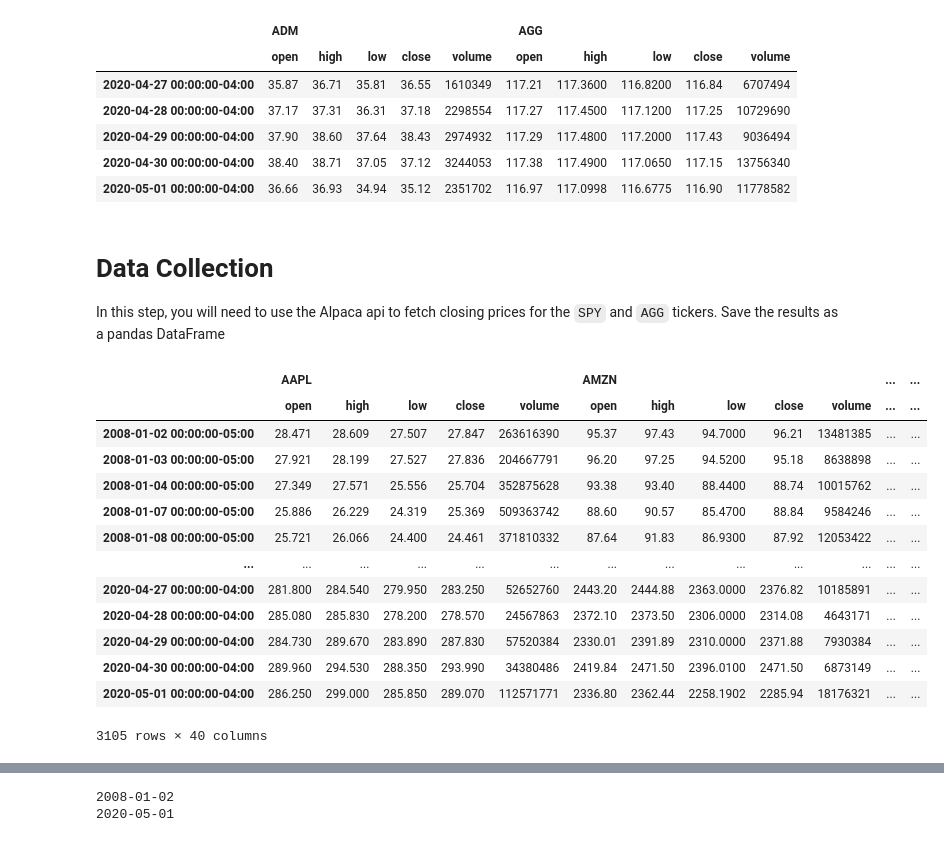
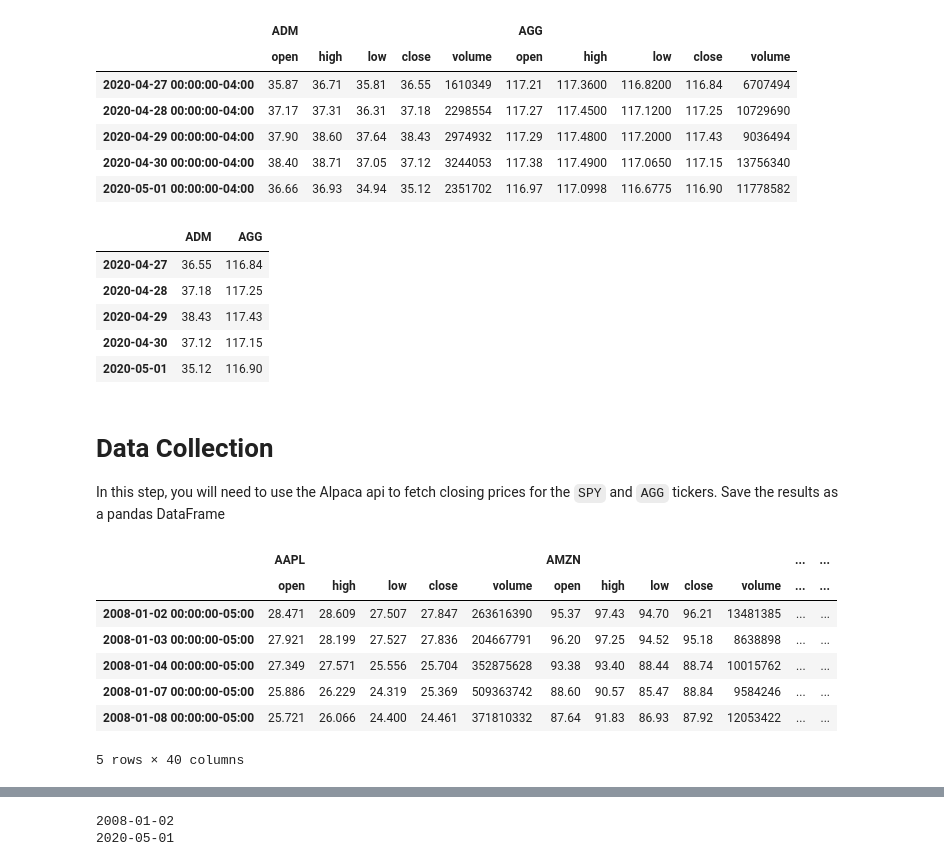
Before and after one commit to blueprint99/Fintech_Bcamp_Project1, a Jupyter notebook: project1.ipynb, the cells around one changed output, grey strips where cells are left out. Drawn from its saved outputs; the diff is of its cells as text; code cells hidden in the pictures.

```diff
--- a/project1.ipynb
+++ b/project1.ipynb
@@ -81,6 +76,20 @@ df.tail()
 | 2020-04-29 00:00:00-04:00 | 37.90 | 38.60 | 37.64 | 38.43 | 2974932 | 117.29 | 117.4800 | 117.2000 | 117.43 | 9036494 |
 | 2020-04-30 00:00:00-04:00 | 38.40 | 38.71 | 37.05 | 37.12 | 3244053 | 117.38 | 117.4900 | 117.0650 | 117.15 | 13756340 |
 | 2020-05-01 00:00:00-04:00 | 36.66 | 36.93 | 34.94 | 35.12 | 2351702 | 116.97 | 117.0998 | 116.6775 | 116.90 | 11778582 |
+# %%
+df = df.sort_index()
+df.drop(columns=['open', 'high', 'low', 'volume'], level=1, inplace=True)
+df = df.droplevel(axis=1, level=1)
+df.index = df.index.date
+df.dropna(inplace=True)
+df.tail()
+# %% [output]
+|  | ADM | AGG |
+| 2020-04-27 | 36.55 | 116.84 |
+| 2020-04-28 | 37.18 | 117.25 |
+| 2020-04-29 | 38.43 | 117.43 |
+| 2020-04-30 | 37.12 | 117.15 |
+| 2020-05-01 | 35.12 | 116.90 |
 # %%
 # df.drop(columns=['open', 'high', 'low', 'volume'], inplace=True)
 # %% [markdown]
@@ -91,43 +100,37 @@ In this step, you will need to use the Alpaca api to fetch closing prices for th
 user_portfolio_name = ["MSFT", "AAPL", "AMZN","GOOGL","FB", "V", "JPM"]
 #Display Benchmark info
 benchmark=["SPY"]
 
 list_of_tickers=benchmark+user_portfolio_name
 
 # Set timeframe to '1D'
 timeframe = '1D'
 
 # Set start and end datetimes of 1 year, between now and 365 days ago.
 #TODO Introduce today variable & 30 yrs
 start_date = pd.Timestamp('1990-05-01', tz='America/New_York').isoformat()
 end_date = pd.Timestamp('2020-05-01', tz='America/New_York').isoformat()
 
 
 # Get 1 year's worth of historical data using alpaca api
 df = api.get_barset(
     list_of_tickers,
     timeframe,
     limit=None,
     start=start_date,
     end=end_date,
     after=None,
     until=None,
 ).df
-df#.tail()
+df.head()
 # df.head()
 # df.drop(columns=['open', 'high', 'low', 'volume'], inplace=True)
 # %% [output]
 |  | AAPL |  |  |  |  | AMZN |  |  |  |  | ... | ... |
 |  | open | high | low | close | volume | open | high | low | close | volume | ... | ... |
-| 2008-01-02 00:00:00-05:00 | 28.471 | 28.609 | 27.507 | 27.847 | 263616390 | 95.37 | 97.43 | 94.7000 | 96.21 | 13481385 | ... | ... |
-| 2008-01-03 00:00:00-05:00 | 27.921 | 28.199 | 27.527 | 27.836 | 204667791 | 96.20 | 97.25 | 94.5200 | 95.18 | 8638898 | ... | ... |
-| 2008-01-04 00:00:00-05:00 | 27.349 | 27.571 | 25.556 | 25.704 | 352875628 | 93.38 | 93.40 | 88.4400 | 88.74 | 10015762 | ... | ... |
-| 2008-01-07 00:00:00-05:00 | 25.886 | 26.229 | 24.319 | 25.369 | 509363742 | 88.60 | 90.57 | 85.4700 | 88.84 | 9584246 | ... | ... |
-| 2008-01-08 00:00:00-05:00 | 25.721 | 26.066 | 24.400 | 24.461 | 371810332 | 87.64 | 91.83 | 86.9300 | 87.92 | 12053422 | ... | ... |
-| ... | ... | ... | ... | ... | ... | ... | ... | ... | ... | ... | ... | ... |
-| 2020-04-27 00:00:00-04:00 | 281.800 | 284.540 | 279.950 | 283.250 | 52652760 | 2443.20 | 2444.88 | 2363.0000 | 2376.82 | 10185891 | ... | ... |
-| 2020-04-28 00:00:00-04:00 | 285.080 | 285.830 | 278.200 | 278.570 | 24567863 | 2372.10 | 2373.50 | 2306.0000 | 2314.08 | 4643171 | ... | ... |
-| 2020-04-29 00:00:00-04:00 | 284.730 | 289.670 | 283.890 | 287.830 | 57520384 | 2330.01 | 2391.89 | 2310.0000 | 2371.88 | 7930384 | ... | ... |
-| 2020-04-30 00:00:00-04:00 | 289.960 | 294.530 | 288.350 | 293.990 | 34380486 | 2419.84 | 2471.50 | 2396.0100 | 2471.50 | 6873149 | ... | ... |
-| 2020-05-01 00:00:00-04:00 | 286.250 | 299.000 | 285.850 | 289.070 | 112571771 | 2336.80 | 2362.44 | 2258.1902 | 2285.94 | 18176321 | ... | ... |
+| 2008-01-02 00:00:00-05:00 | 28.471 | 28.609 | 27.507 | 27.847 | 263616390 | 95.37 | 97.43 | 94.70 | 96.21 | 13481385 | ... | ... |
+| 2008-01-03 00:00:00-05:00 | 27.921 | 28.199 | 27.527 | 27.836 | 204667791 | 96.20 | 97.25 | 94.52 | 95.18 | 8638898 | ... | ... |
+| 2008-01-04 00:00:00-05:00 | 27.349 | 27.571 | 25.556 | 25.704 | 352875628 | 93.38 | 93.40 | 88.44 | 88.74 | 10015762 | ... | ... |
+| 2008-01-07 00:00:00-05:00 | 25.886 | 26.229 | 24.319 | 25.369 | 509363742 | 88.60 | 90.57 | 85.47 | 88.84 | 9584246 | ... | ... |
+| 2008-01-08 00:00:00-05:00 | 25.721 | 26.066 | 24.400 | 24.461 | 371810332 | 87.64 | 91.83 | 86.93 | 87.92 | 12053422 | ... | ... |
-3105 rows × 40 columns
+5 rows × 40 columns
```
Also changed, not shown: parts of 11 cells of this notebook.
